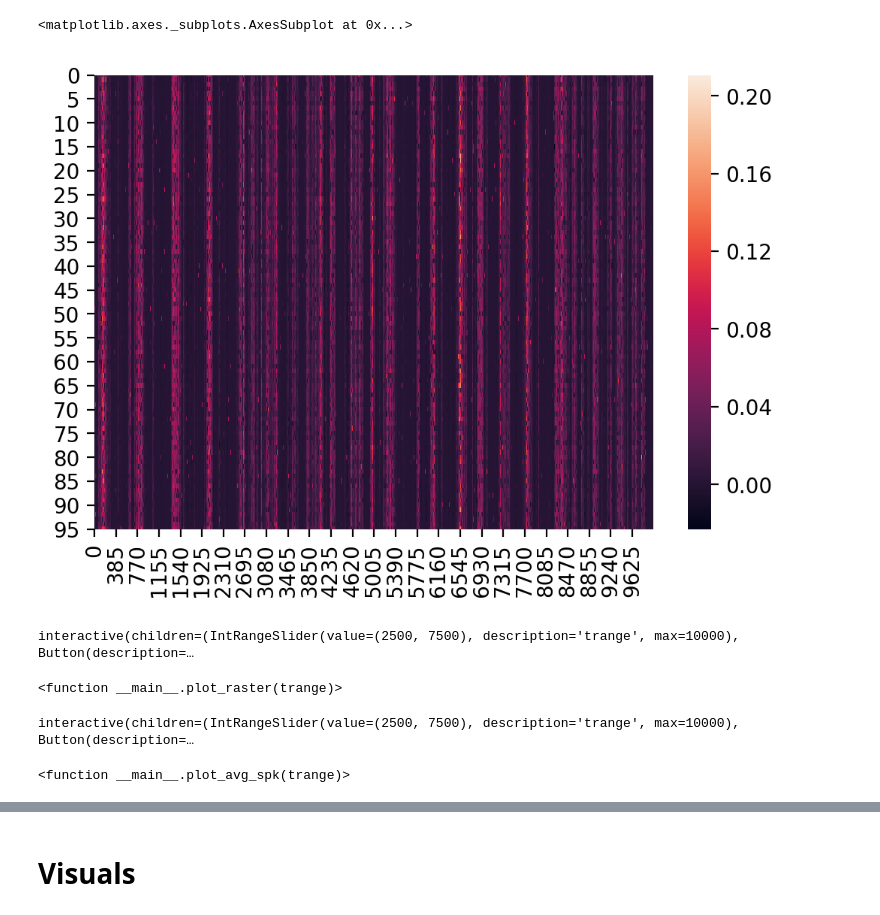
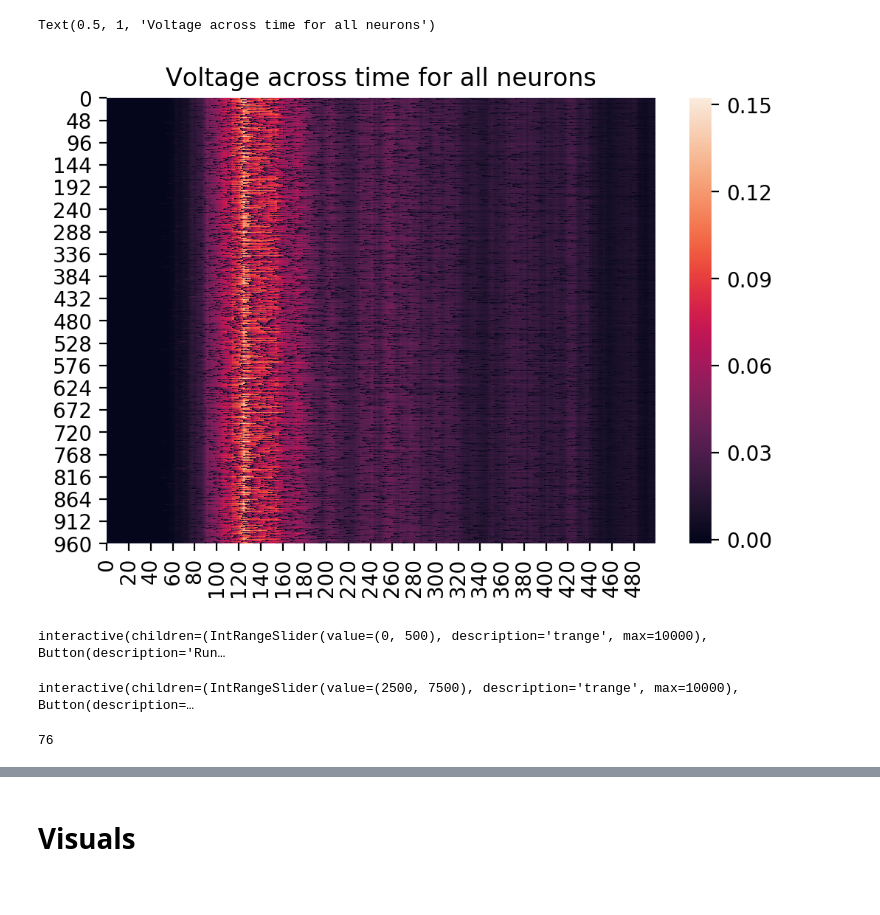
Before and after one commit to EstevaoUyra/criticality-on-neural-network, a Jupyter notebook: network.ipynb, the cells around one changed output, grey strips where cells are left out. Drawn from its saved outputs; the diff is of its cells as text; code cells hidden in the pictures.

Commit message:
Document functions

```diff
--- a/network.ipynb
+++ b/network.ipynb
@@ -13,14 +21,18 @@ plt.rcParams['figure.dpi'] = 200
 # %%
-N_NEURONS = 100
-W = np.random.rand(N_NEURONS, N_NEURONS)
+N_NEURONS = 1000
+W = np.random.rand(N_NEURONS, N_NEURONS) # Step 1
 
-random_inhib = (np.random.rand(N_NEURONS) <.2)
-W[:, random_inhib] = -1* W[:, random_inhib]
+random_inhib = (np.random.rand(N_NEURONS) <.2) # Step 2
+W[:, random_inhib] = -1* W[:, random_inhib] # Step 3
 
+# Step 4
 ratio = 1 / N_NEURONS / W.mean()
-# Tirar conexao com si mesmo
 W = ratio * W
 
+# Step 5
+for i in range(N_NEURONS):
+    W[i,i] = 0
+
 sns.heatmap(W)
 # %% [output]
 <matplotlib.axes._subplots.AxesSubplot at 0x...>
@@ -94,4 +145,8 @@ class Network(object):
 net = Network(v0=np.zeros((N_NEURONS,1)),
               W=W,
               omega=omega,
-              history_variables=['v', 's','r', 'W'])
+              history_variables=['v', 's', 'r'])
+
+net.run_schedule(durations = [50, 200, 2000],
+                 stimulations = [0, .005, 0])
+plt.plot(net.get_history('r'))
@@ -98,6 +156,4 @@ net = Network(v0=np.zeros((N_NEURONS,1)),
-# %%
-# net.run_simulation(r=0, tmax=100)
-# net.run_simulation(r=0.02, tmax=1000)
-# net.run_simulation(r=0.1, tmax=2000)
-net.run_simulation(r=0.001, tmax=10000)
-# net.run_simulation(r=0.1, tmax=2000)
+# %%
+net.run_schedule(durations = [20000],
+                 stimulations = [0])
+plt.plot(net.get_history('r'))
@@ -104,36 +163,47 @@ net.run_simulation(r=0.001, tmax=10000)
 # %%
 plt.figure(dpi=200)
-sns.heatmap(net.get_history('v'))
+sns.heatmap(net.get_history('v')[:, :500])
+plt.title("Voltage across time for all neurons")
 # %% [output]
-<matplotlib.axes._subplots.AxesSubplot at 0x...>
+Text(0.5, 1, 'Voltage across time for all neurons')
-[figure, old version]
+[figure, new version]
 # %%
 import ipywidgets as wdg
 
+def rasterplot(spike_history, dt, t0=0, ax=None, **kwargs):
+    if ax is None:
+        ax = plt.gca()
+    n, t = np.nonzero(spike_history)
+    ax.scatter(t, n, color='k', **kwargs)
+    ax.set_yticks([])
+    ax.set_xlim(0, spike_history.shape[1])
+
+    xticks = ax.get_xticks()
+    ax.set_xticklabels((xticks*dt + t0).astype(int))
+    return ax
 
 def plot_raster(trange):
     plt.figure(dpi=200)
     rasterplot(net.get_history('s')[:, trange[0]:trange[1]], 1, t0=trange[0], s=0.01)
     sns.despine(left=True)
+    plt.title("Spike rasterplot")
 
-
-wdg.interact_manual(plot_raster, trange = wdg.IntRangeSlider(min=0, max=10000))
+wdg.interact_manual(plot_raster, trange = wdg.IntRangeSlider(value= (0,500),
+                                                             min=0,
+                                                             max=10000));
 # %% [output]
-interactive(children=(IntRangeSlider(value=(2500, 7500), description='trange', max=10000), Button(description=…
+interactive(children=(IntRangeSlider(value=(0, 500), description='trange', max=10000), Button(description='Run…
-<function __main__.plot_raster(trange)>
 # %%
 import ipywidgets as wdg
-
 
 def plot_avg_spk(trange):
     pd.Series(net.get_history('s').sum(axis=0))[trange[0]:trange[1]].plot()
     pd.Series(net.get_history('s').sum(axis=0)).rolling(100).mean(center=True)[trange[0]:trange[1]].plot()
+    plt.title("Average firing rate across population")
 
-
-wdg.interact_manual(plot_avg_spk, trange = wdg.IntRangeSlider(min=0, max=10000))
+wdg.interact_manual(plot_avg_spk, trange = wdg.IntRangeSlider(min=0, max=10000));
 # %% [output]
 interactive(children=(IntRangeSlider(value=(2500, 7500), description='trange', max=10000), Button(description=…
-<function __main__.plot_avg_spk(trange)>
 # %%
 total_spikes = pd.Series(net.get_history('s').sum(axis=0))
 avalanche = total_spikes > 1
@@ -145,3 +215,7 @@ if len(event_indexes) % 2 == 0:
     avalanche_periods = event_indexes.reshape(-1,2)
 else:
     avalanche_periods = event_indexes[:-1].reshape(-1,2)
+
+len(event_indexes)
+# %% [output]
+76
```
Also changed, not shown: parts of 38 cells of this notebook, 1 other file.
